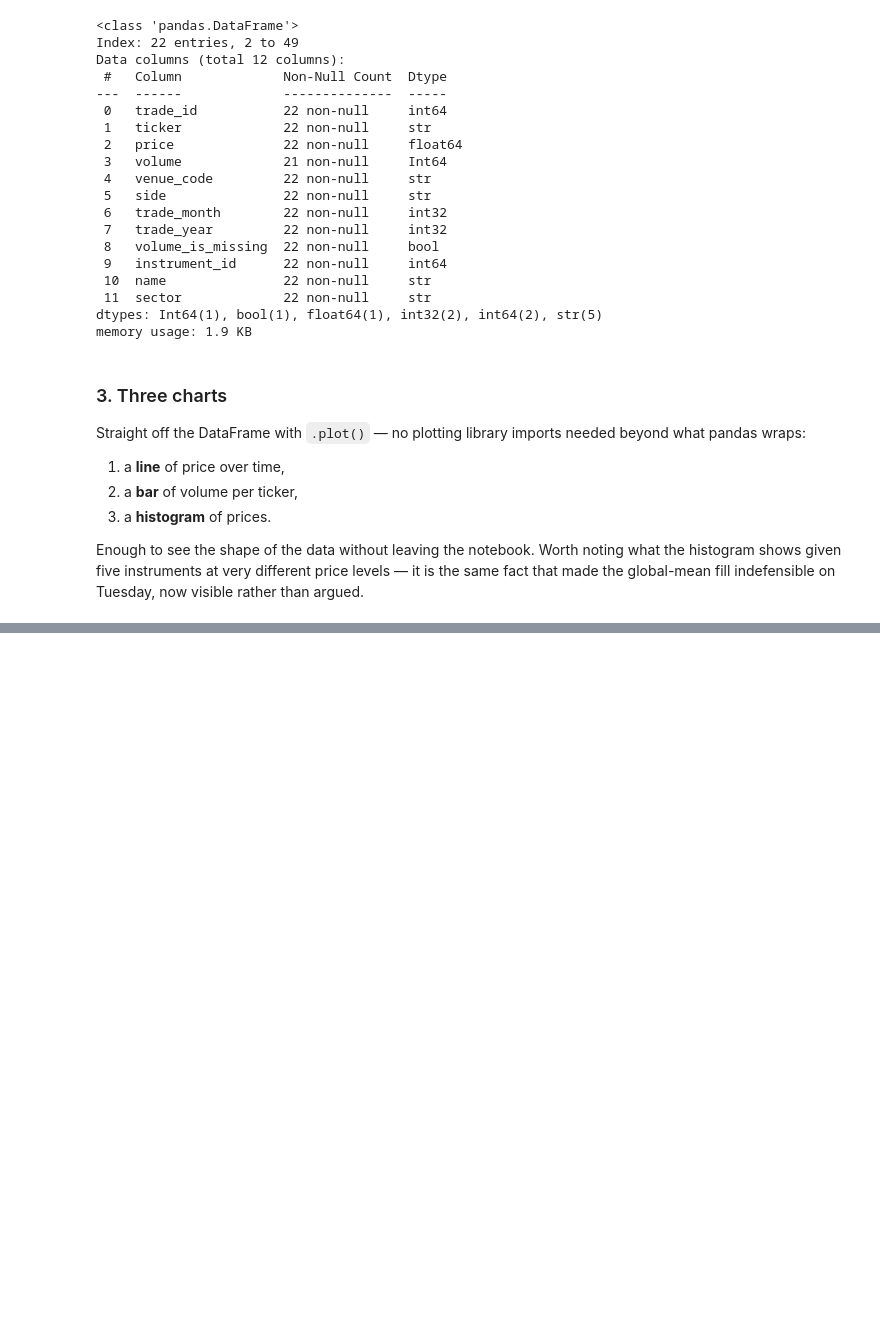
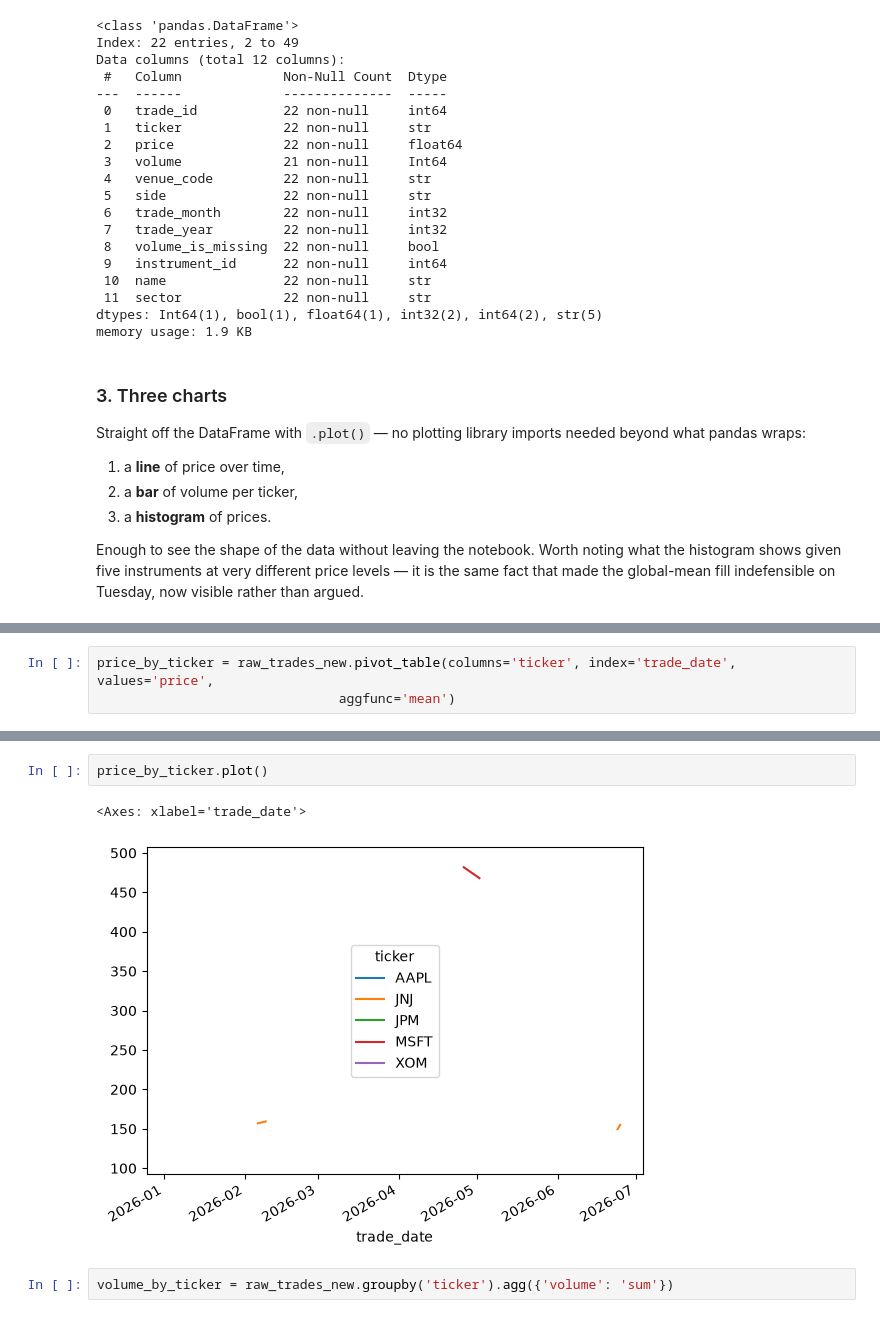
Before and after one commit to mryiadom/gcp-de-portfolio, a Jupyter notebook: notebooks/01_cleaning.ipynb, the cells around one changed output, grey strips where cells are left out. Cells and saved outputs as stored; diff of their text form; blank space fills up the shorter version.

```diff
--- a/notebooks/01_cleaning.ipynb
+++ b/notebooks/01_cleaning.ipynb
@@ -644,0 +662,3 @@ Enough to see the shape of the data without leaving the notebook. Worth noting w
+# %%
+price_by_ticker = raw_trades_new.pivot_table(columns='ticker', index='trade_date', values='price',
+                               aggfunc='mean')
@@ -644,0 +686,7 @@ Enough to see the shape of the data without leaving the notebook. Worth noting w
+# %%
+price_by_ticker.plot()
+# %% [output]
+<Axes: xlabel='trade_date'>
+[figure, added]
+# %%
+volume_by_ticker = raw_trades_new.groupby('ticker').agg({'volume': 'sum'})
```
Also changed, not shown: parts of 8 cells of this notebook, 1 other file.
